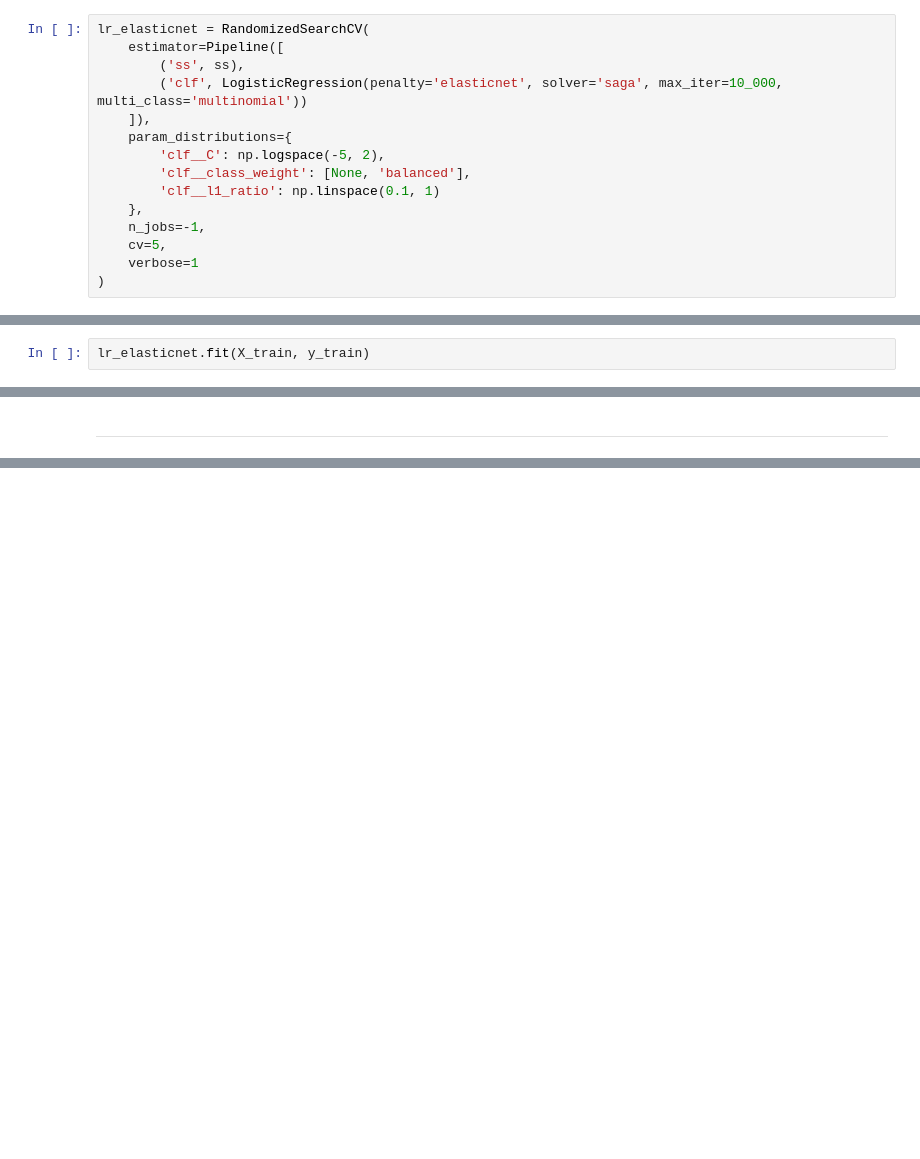
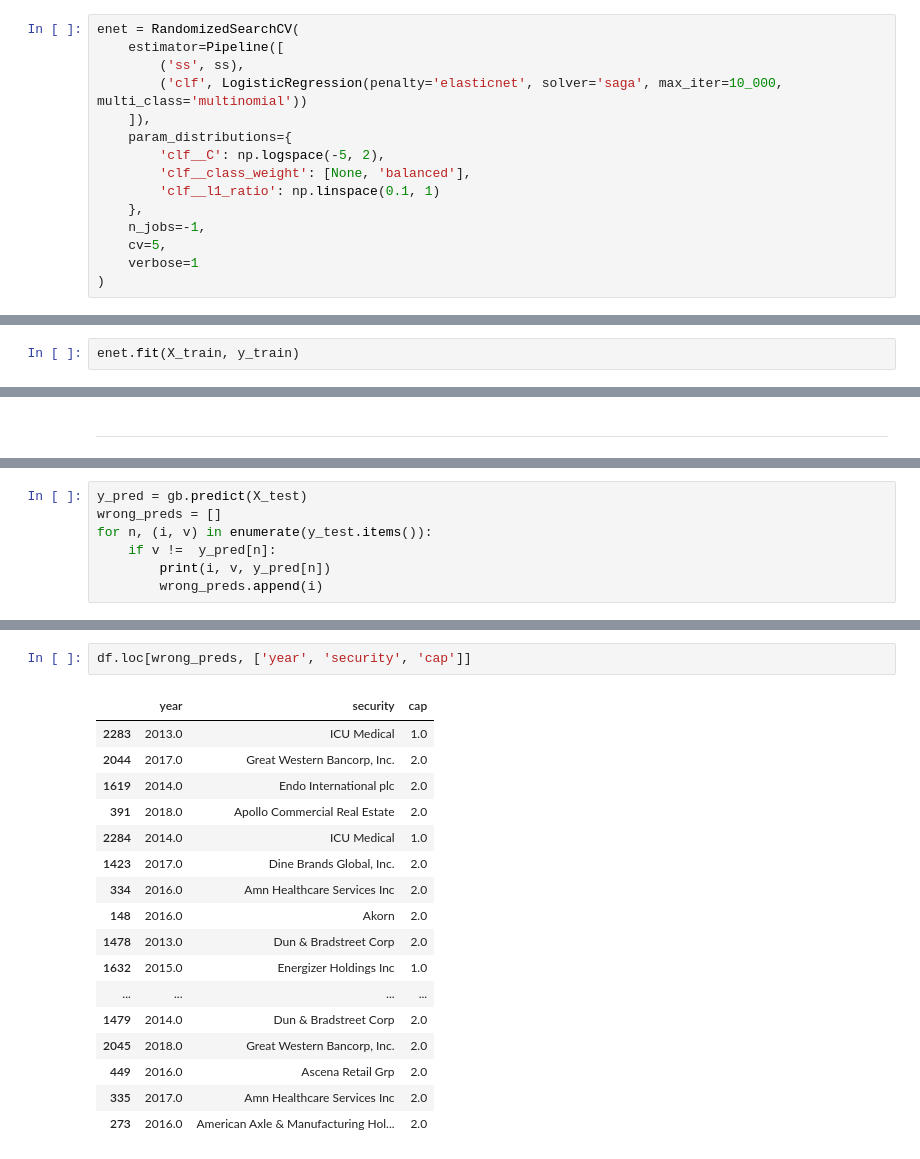
Before and after one commit to jktoh/capstone_project, a Jupyter notebook: code/08_model_benchmarks.ipynb, the cells around one changed output, grey strips where cells are left out. Saved outputs shown, nothing was run; the diff lists cells and outputs as text; blank space fills up the shorter version.

```diff
--- a/code/08_model_benchmarks.ipynb
+++ b/code/08_model_benchmarks.ipynb
@@ -95,7 +110,7 @@ lr_l1 = RandomizedSearchCV(
     verbose=1
 )
 # %%
-lr_elasticnet = RandomizedSearchCV(
+enet = RandomizedSearchCV(
     estimator=Pipeline([
         ('ss', ss),
         ('clf', LogisticRegression(penalty='elasticnet', solver='saga', max_iter=10_000, multi_class='multinomial'))
@@ -414,7 +429,7 @@ RandomizedSearchCV(cv=5, error_score='raise-deprecating',
                    pre_dispatch='2*n_jobs', random_state=None, refit=True,
                    return_train_score=False, scoring=None, verbose=1)
 # %%
-lr_elasticnet.fit(X_train, y_train)
+enet.fit(X_train, y_train)
 # %% [output]
 Fitting 5 folds for each of 10 candidates, totalling 50 fits
 [Parallel(n_jobs=-1)]: Using backend LokyBackend with 4 concurrent workers.
@@ -2160,0 +2213,7 @@ weighted avg       0.85      0.84      0.82       863
+# %%
+y_pred = gb.predict(X_test)
+wrong_preds = []
+for n, (i, v) in enumerate(y_test.items()):
+    if v !=  y_pred[n]:
+        print(i, v, y_pred[n])
+        wrong_preds.append(i)
@@ -2160,0 +2238,20 @@ weighted avg       0.85      0.84      0.82       863
+# %%
+df.loc[wrong_preds, ['year', 'security', 'cap']]
+# %% [output]
+|  | year | security | cap |
+| 2283 | 2013.0 | ICU Medical | 1.0 |
+| 2044 | 2017.0 | Great Western Bancorp, Inc. | 2.0 |
+| 1619 | 2014.0 | Endo International plc | 2.0 |
+| 391 | 2018.0 | Apollo Commercial Real Estate | 2.0 |
+| 2284 | 2014.0 | ICU Medical | 1.0 |
+| 1423 | 2017.0 | Dine Brands Global, Inc. | 2.0 |
+| 334 | 2016.0 | Amn Healthcare Services Inc | 2.0 |
+| 148 | 2016.0 | Akorn | 2.0 |
+| 1478 | 2013.0 | Dun & Bradstreet Corp | 2.0 |
+| 1632 | 2015.0 | Energizer Holdings Inc | 1.0 |
+| ... | ... | ... | ... |
+| 1479 | 2014.0 | Dun & Bradstreet Corp | 2.0 |
+| 2045 | 2018.0 | Great Western Bancorp, Inc. | 2.0 |
+| 449 | 2016.0 | Ascena Retail Grp | 2.0 |
+| 335 | 2017.0 | Amn Healthcare Services Inc | 2.0 |
+| 273 | 2016.0 | American Axle & Manufacturing Hol... | 2.0 |
```
Also changed, not shown: parts of 89 cells of this notebook, 3 other files.
